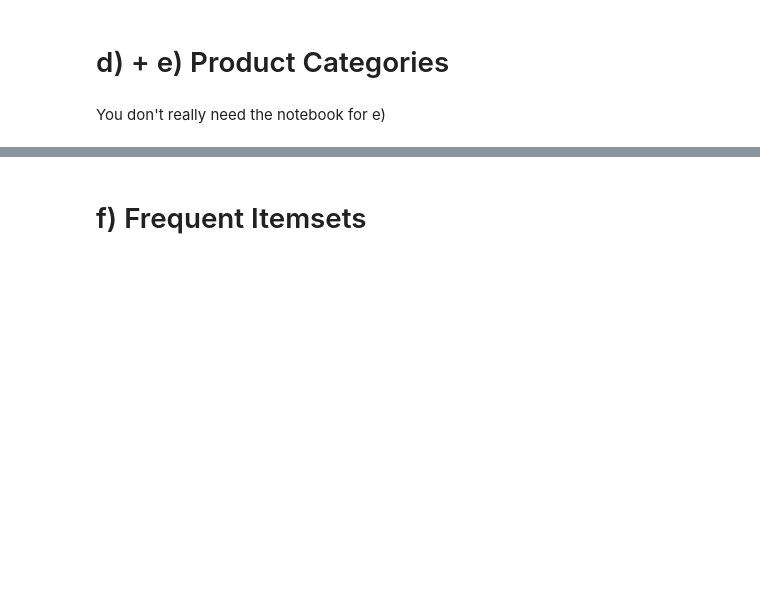
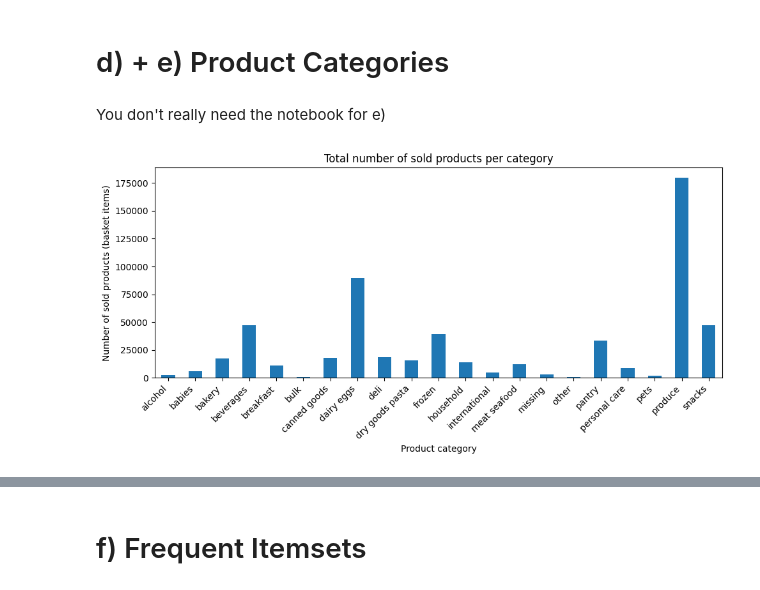
Before and after one commit to Vaetarium/IDS25WS_Assignment, a Jupyter notebook: Part2/files/Q1_market_basket_analysis.ipynb, the cells around one changed output, grey strips where cells are left out. Saved outputs shown, nothing was run; the diff lists cells and outputs as text; code cells hidden in the pictures; blank space fills up the shorter version.

```diff
--- a/Part2/files/Q1_market_basket_analysis.ipynb
+++ b/Part2/files/Q1_market_basket_analysis.ipynb
@@ -42,3 +133,22 @@ You can separate these if you want, but it makes sense to do them together.
 # d) + e) Product Categories
 # %% [markdown]
 You don't really need the notebook for e)
+# %%
+# total number of sold items per category
+items_per_category = (
+    basket_items
+    .groupby("category")
+    .size()
+    .sort_index()   # alphabetical order
+)
+
+plt.figure(figsize=(10, 5))
+items_per_category.plot(kind="bar")
+plt.ylabel("Number of sold products (basket items)")
+plt.xlabel("Product category")
+plt.title("Total number of sold products per category")
+plt.xticks(rotation=45, ha="right")
+plt.tight_layout()
+plt.show()
+# %% [output]
+[figure, added]
```
Also changed, not shown: parts of 43 cells of this notebook.
